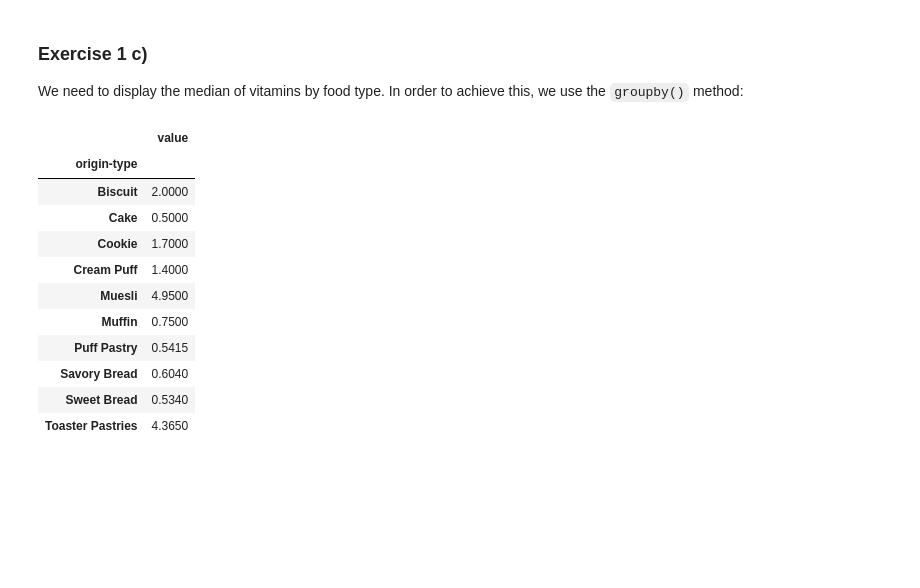
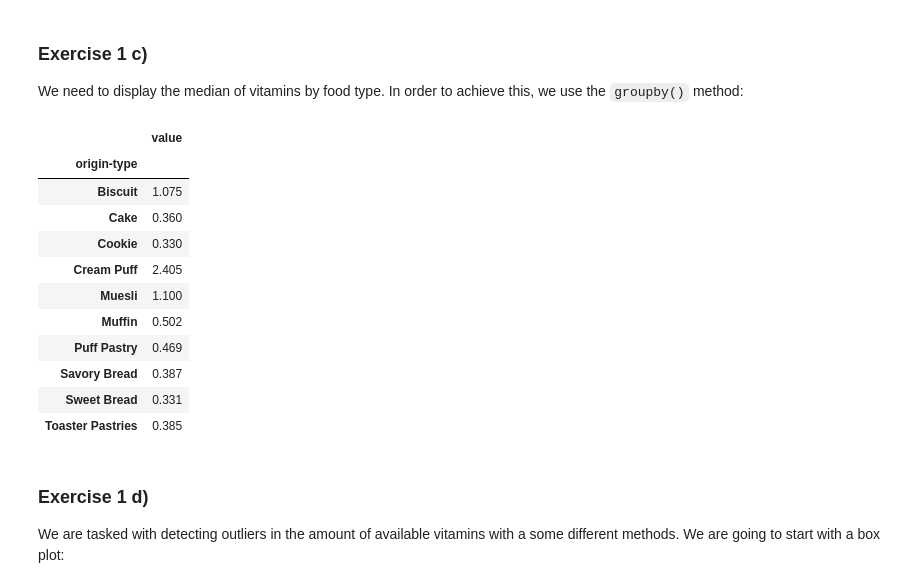
Before and after one commit to Falk358/data_science, a Jupyter notebook: dea02_dataset_analyses.ipynb, the cells around one changed output. Saved outputs shown, nothing was run; the diff lists cells and outputs as text; code cells hidden in the pictures; blank space fills up the shorter version.

Commit message:
fixed a bug in c) and started 1d)

```diff
--- a/dea02_dataset_analyses.ipynb
+++ b/dea02_dataset_analyses.ipynb
@@ -212,17 +213,22 @@ dessert_data["type"].value_counts().plot.bar()
 
 We need to display the median of vitamins by food type. In order to achieve this, we use the `groupby()` method:
 # %%
-dessert_data_nutr.drop("origin-id",axis=1).groupby(["origin-type"]).median(True)
+nutr_temp = dessert_data_nutr.query('type.str.contains("Vitamins")', engine = 'python') # only keep entries with type Vitamins
+nutr_temp.drop("origin-id",axis=1).groupby(["origin-type"]).median(True)
 # %% [output]
 |  | value |
 | origin-type |  |
-| Biscuit | 2.0000 |
-| Cake | 0.5000 |
-| Cookie | 1.7000 |
-| Cream Puff | 1.4000 |
-| Muesli | 4.9500 |
-| Muffin | 0.7500 |
-| Puff Pastry | 0.5415 |
-| Savory Bread | 0.6040 |
-| Sweet Bread | 0.5340 |
-| Toaster Pastries | 4.3650 |
+| Biscuit | 1.075 |
+| Cake | 0.360 |
+| Cookie | 0.330 |
+| Cream Puff | 2.405 |
+| Muesli | 1.100 |
+| Muffin | 0.502 |
+| Puff Pastry | 0.469 |
+| Savory Bread | 0.387 |
+| Sweet Bread | 0.331 |
+| Toaster Pastries | 0.385 |
+# %% [markdown]
+### Exercise 1 d)
+
+We are tasked with detecting outliers in the amount of available vitamins with a some different methods. We are going to start with a box plot:
```
Also changed, not shown: parts of 5 cells of this notebook.
